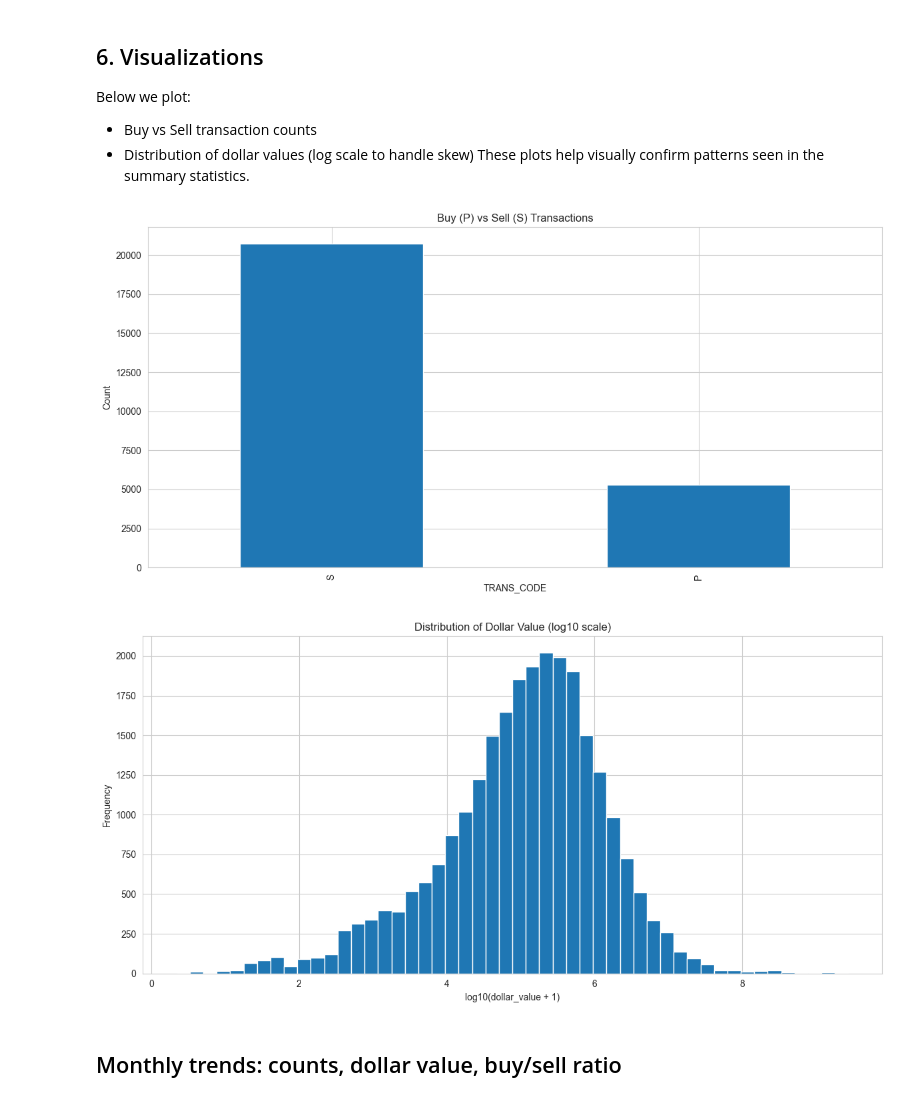
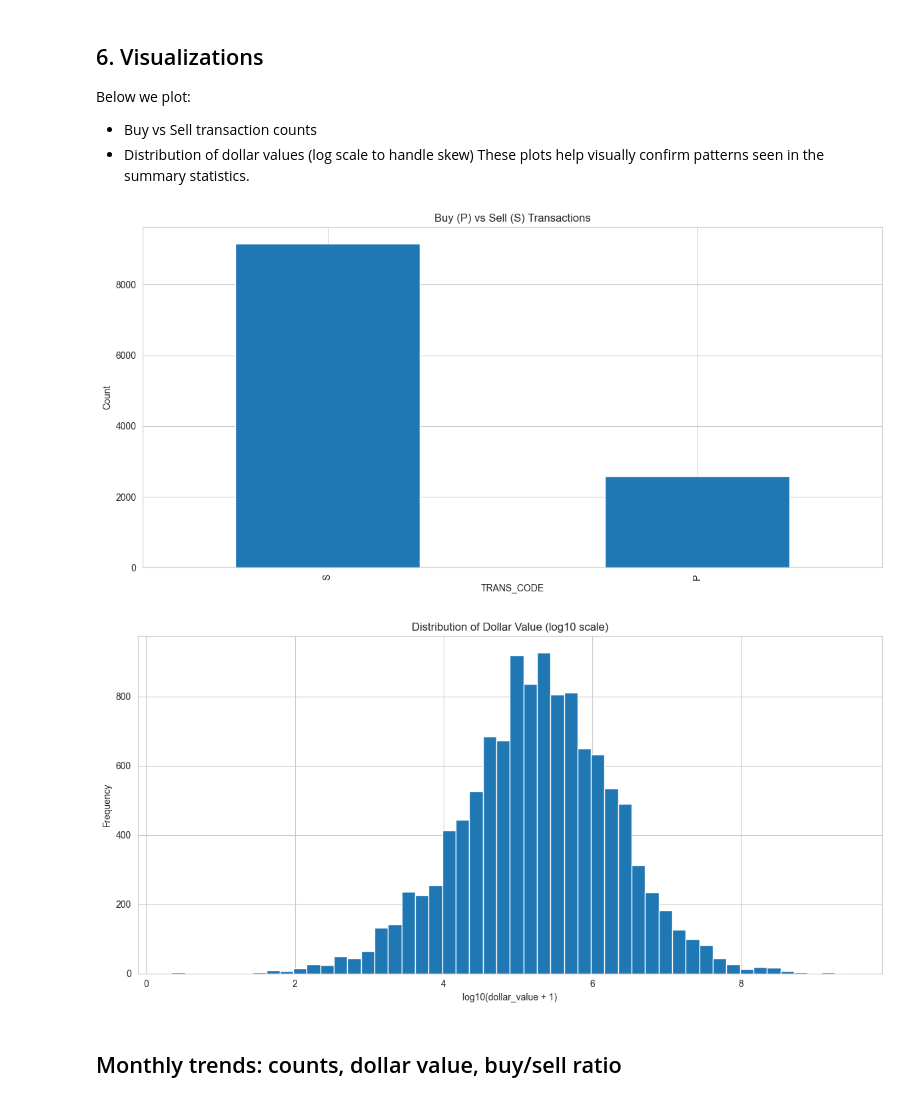
Before and after one commit to jefreybulla/insider-trading-signal, a Jupyter notebook: EDA/EDA_Part1_NONDERIV.ipynb, the cells around one changed output. Cells and saved outputs as stored; diff of their text form; code cells hidden in the pictures.

```diff
--- a/EDA/EDA_Part1_NONDERIV.ipynb
+++ b/EDA/EDA_Part1_NONDERIV.ipynb
@@ -232,0 +246,14 @@ Largest time window between transactions for the same ACCESSION_NUMBER: 1761 day
+# %%
+# Group by ACCESSION_NUMBER and count unique TRANS_CODE
+grouped_codes = df_filtered.groupby('ACCESSION_NUMBER')['TRANS_CODE'].nunique()
+conflicting_accessions = grouped_codes[grouped_codes > 1]
+
+print(f'Number of ACCESSION_NUMBER with conflicting TRANS_CODE: {len(conflicting_accessions)}')
+
+if len(conflicting_accessions) > 0:
+    print('Examples of conflicting ACCESSION_NUMBER:')
+    for acc in conflicting_accessions.index[:5]:  # Show first 5 examples
+        print(f'\nACCESSION_NUMBER: {acc}')
+        print(df_filtered[df_filtered['ACCESSION_NUMBER'] == acc][['TRANS_CODE', 'TRANS_DATE']].sort_values('TRANS_DATE'))
+else:
+    print('No conflicting TRANS_CODE found.')
@@ -232,0 +280,4 @@ Largest time window between transactions for the same ACCESSION_NUMBER: 1761 day
+# %%
+# Drop rows with conflicting TRANS_CODE
+df_filtered = df_filtered[~df_filtered['ACCESSION_NUMBER'].isin(conflicting_accessions.index)]
+print('Records after dropping conflicting TRANS_CODE:', len(df_filtered))
@@ -232,0 +288,20 @@ Largest time window between transactions for the same ACCESSION_NUMBER: 1761 day
+# %%
+# Sort by ACCESSION_NUMBER and TRANS_DATE
+df_filtered = df_filtered.sort_values(['ACCESSION_NUMBER', 'TRANS_DATE'])
+
+# Group by ACCESSION_NUMBER and aggregate
+df_combined = df_filtered.groupby('ACCESSION_NUMBER').agg({
+    'SECURITY_TITLE': 'last',
+    'TRANS_CODE': 'last',
+    'TRANS_SHARES': 'sum',
+    'TRANS_PRICEPERSHARE': lambda x: (df_filtered.loc[x.index, 'dollar_value'].sum() /
+                                       df_filtered.loc[x.index, 'TRANS_SHARES'].sum())
+                                      if df_filtered.loc[x.index, 'TRANS_SHARES'].sum() > 0 else 0,
+    'dollar_value': 'sum',
+    'year': 'last',
+    'year_month': 'last',
+    'TRANS_DATE': 'last'
+}).reset_index()
+
+print('Shape after combining:', df_combined.shape)
+df_combined.head()
@@ -238,25 +341,25 @@ Below we plot:
 These plots help visually confirm patterns seen in the summary statistics.
 # %%
 plt.figure()
-df_filtered['TRANS_CODE'].value_counts().plot(kind='bar')
+df_combined['TRANS_CODE'].value_counts().plot(kind='bar')
 plt.title('Buy (P) vs Sell (S) Transactions')
 plt.xlabel('TRANS_CODE')
 plt.ylabel('Count')
 plt.tight_layout()
 plt.show()
 
 plt.figure()
-dv_log = np.log10(df_filtered['dollar_value'].dropna() + 1)    # log base 20
-#dv_log = np.log1p(df_filtered['dollar_value'].dropna() + 1)     # natural log
+dv_log = np.log10(df_combined['dollar_value'].dropna() + 1)    # log base 20
+#dv_log = np.log1p(df_combined['dollar_value'].dropna() + 1)     # natural log
 dv_log.plot(kind='hist', bins=50)
 plt.title('Distribution of Dollar Value (log10 scale)')
 plt.xlabel('log10(dollar_value + 1)')
 plt.ylabel('Frequency')
 plt.tight_layout()
 plt.show()
 # %% [output]
-[figure, old version]
+[figure, new version]
-[figure, old version]
+[figure, new version]
 # %% [markdown]
 ##  Monthly trends: counts, dollar value, buy/sell ratio
 # %%
```
Also changed, not shown: parts of 21 cells of this notebook.
